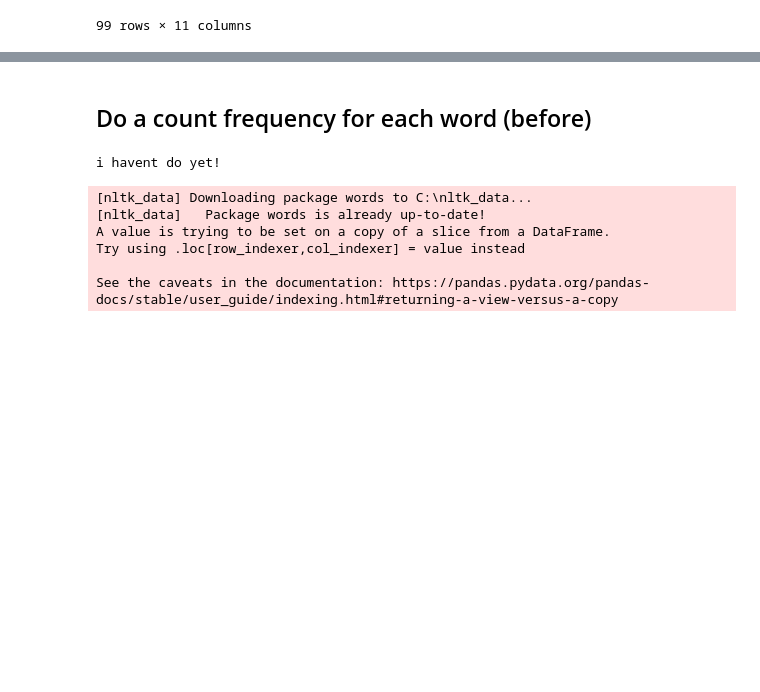
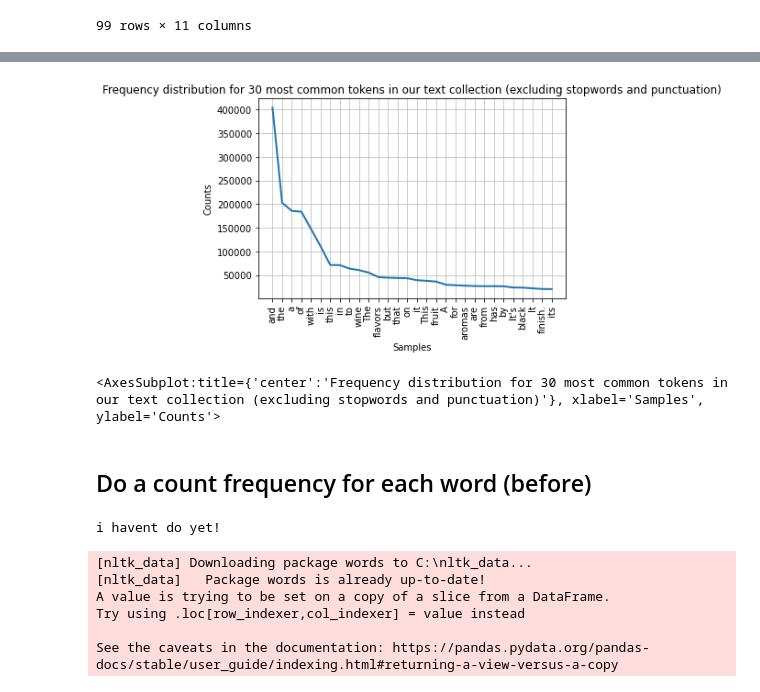
Before and after one commit to darrentyh/IS450-text-mining, a Jupyter notebook: Data Cleaning.ipynb, the cells around one changed output, grey strips where cells are left out. Saved outputs shown, nothing was run; the diff lists cells and outputs as text; code cells hidden in the pictures; blank space fills up the shorter version.

```diff
--- a/Data Cleaning.ipynb
+++ b/Data Cleaning.ipynb
@@ -52,0 +90,4 @@ df1
+# %%
+from nltk import FreqDist
+
+count_words=FreqDist(words)
@@ -53,3 +98,8 @@ df1
+# %%
+count_words.plot(30,title='Frequency distribution for 30 most common tokens in our text collection (excluding stopwords and punctuation)')
+# %% [output]
+[figure, added]
+<AxesSubplot:title={'center':'Frequency distribution for 30 most common tokens in our text collection (excluding stopwords and punctuation)'}, xlabel='Samples', ylabel='Counts'>
 # %% [markdown]
 ## Do a count frequency for each word (before)
 # %%
```
Also changed, not shown: parts of 7 cells of this notebook.
